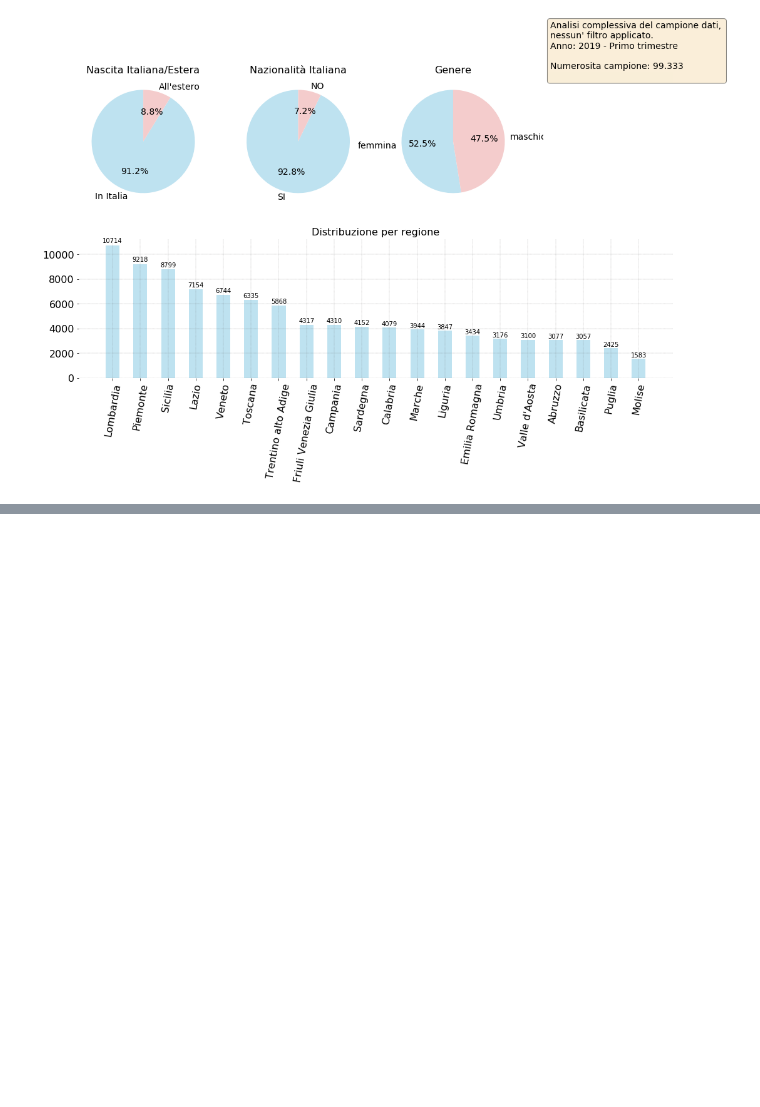
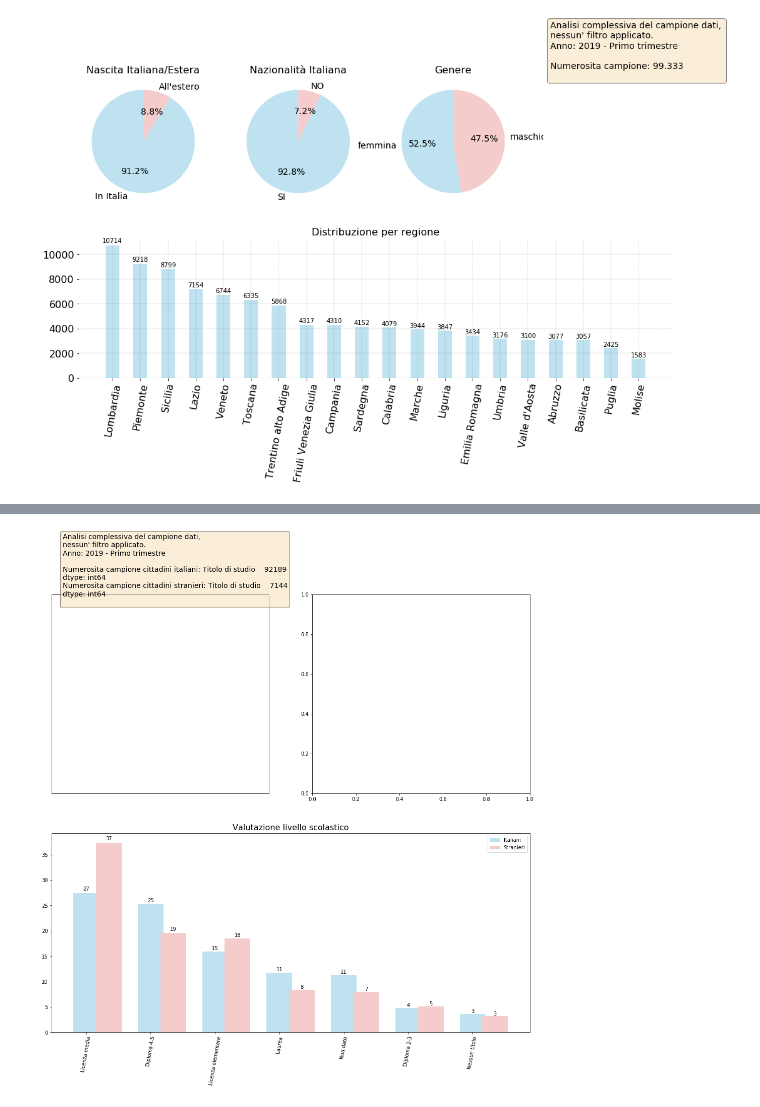
Before and after one commit to p-giovanni/ForzaLavoro, a Jupyter notebook: notebook/ForzaLavoro.ipynb, the cells around one changed output, grey strips where cells are left out. Saved outputs shown, nothing was run; the diff lists cells and outputs as text; code cells hidden in the pictures; blank space fills up the shorter version.

```diff
--- a/notebook/ForzaLavoro.ipynb
+++ b/notebook/ForzaLavoro.ipynb
@@ -248,0 +277,15 @@ df_red[esteri_mask].head(3)
+# %%
+it_edu_level = df_red[italian_mask]['Titolo di studio'].value_counts().to_frame()
+it_total_edu_level = it_edu_level.sum()
+print(it_total_edu_level)
+
+fr_edu_level = df_red[esteri_mask]['Titolo di studio'].value_counts().to_frame()
+fr_total_edu_level = fr_edu_level.sum()
+print(fr_total_edu_level)
+
+it_edu_level['% Titolo di studio'] = it_edu_level['Titolo di studio'].apply(lambda row: round((row / it_total_edu_level) * 100, 2))
+fr_edu_level['% Titolo di studio'] = fr_edu_level['Titolo di studio'].apply(lambda row: round((row / fr_total_edu_level) * 100, 2))
+
+#(it_edu_level.shape, fr_edu_level.shape)
+
+it_edu_level
@@ -249,3 +305,71 @@ df_red[esteri_mask].head(3)
+# %%
+# Cahrt that compares the education level of Italian citizen
+# and foreigners citizens.
+
+colors = {
+    "default": "#BEE2F0",
+    "male": "#BEE2F0",
+    "male dark": "#0a63c8",
+    "female": "#F4CCCC"
+}
+
+
+fig = plt.figure(figsize=(17, 16))
+gs = fig.add_gridspec(2, 2)
+
+ax = []
+ax.append(fig.add_subplot(gs[0, 0]))
+ax.append(fig.add_subplot(gs[0, 1]))
+ax.append(fig.add_subplot(gs[1, :]))
+
+
+# ------------------------------------------------------------------------
+idx = 0
+sample_num = f'{df.shape[0]:n}'.format()
+text = """Analisi complessiva del campione dati,
+nessun' filtro applicato.
+Anno: {y} - {q}
+
+Numerosita campione cittadini italiani: {nit}
+Numerosita campione cittadini stranieri: {nfr}
+""".format(y=year,q=quarter_name,nit=it_total_edu_level,nfr=fr_total_edu_level)
+
+props = dict(boxstyle='round', facecolor='wheat', alpha=0.5)
+ax[idx].text(0.05, 0.95, text, fontsize=14, bbox=props)
+#set_axes_common_properties(ax[idx], True)
+ax[idx].get_xaxis().set_ticks([])
+ax[idx].get_yaxis().set_ticks([])
+
+# -------------------------------------------------
+#
+# figures sde by side.
+idx = 2
+#set_axes_common_properties(ax[idx])
+ax[idx].set_title("Valutazione livello scolastico", fontsize=16)
+
+width = 0.4
+it_idx = np.asarray([i for i in range(len(it_edu_level.index))])
+it_num = it_edu_level['% Titolo di studio']
+
+fr_num = fr_edu_level['% Titolo di studio']
+fr_idx = np.asarray([i for i in range(len(fr_edu_level.index))])
+
+rects_it = ax[idx].bar(it_edu_level.index, it_num  , width=width, color=colors['male'], label='Italiani')
+rects_fr = ax[idx].bar(fr_idx + 0.35, fr_num  , width=width, color=colors['female'], label='Stranieri')
+
+autolabel(rects_it, ax[idx])
+autolabel(rects_fr, ax[idx])
+
+ax[idx].legend()
+
+#every_nth_tick(ax[idx], every_nth = 3)
+ax[idx].tick_params(axis='both', labelsize=10)
+ax[idx].set_xticklabels(it_edu_level.index, rotation=80)
+
+
+plt.savefig(os.path.join(images_path,"{prefix}valutazione_livello_educativo.png".format(prefix=file_prefix)))
+# %% [output]
+[figure, added]
 # %%
 # Filter out all the Italian elements in the sample.
 esteri_mask = df_red['Nazionalità Italiana'] != 'SI'
```
Also changed, not shown: parts of 11 cells of this notebook, 2 other files.
